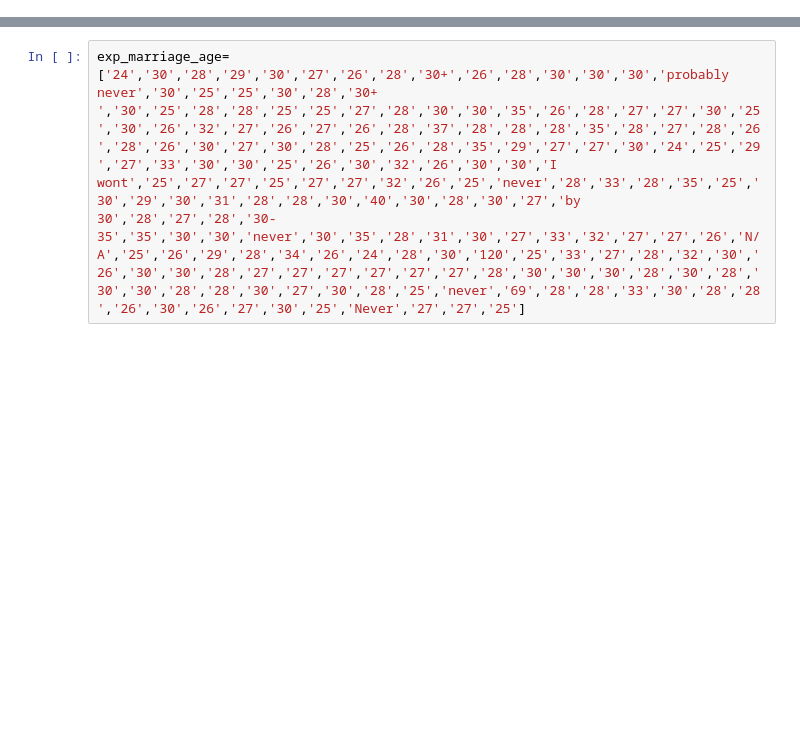
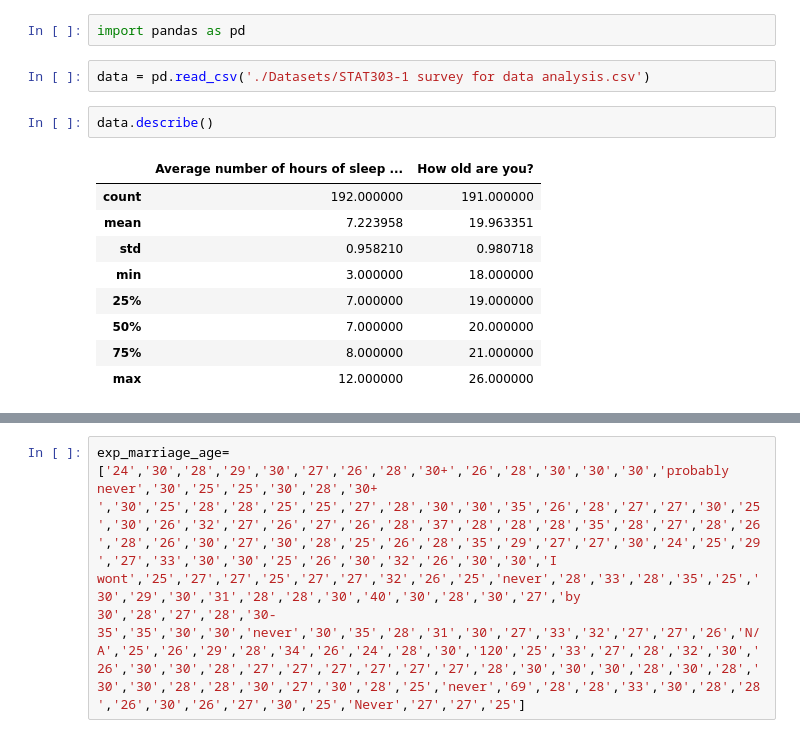
Before and after one commit to NUstat/DataScience_Intro_python, a Jupyter notebook: rough.ipynb, the cells around one changed output, grey strips where cells are left out. Cells and saved outputs as stored; diff of their text form; blank space fills up the shorter version.

```diff
--- a/Untitled.ipynb
+++ b/rough.ipynb
@@ -0,0 +1,16 @@
+# %%
+import pandas as pd
+# %%
+data = pd.read_csv('./Datasets/STAT303-1 survey for data analysis.csv')
+# %%
+data.describe()
+# %% [output]
+|  | Average number of hours of sleep ... | How old are you? |
+| count | 192.000000 | 191.000000 |
+| mean | 7.223958 | 19.963351 |
+| std | 0.958210 | 0.980718 |
+| min | 3.000000 | 18.000000 |
+| 25% | 7.000000 | 19.000000 |
+| 50% | 7.000000 | 20.000000 |
+| 75% | 8.000000 | 21.000000 |
+| max | 12.000000 | 26.000000 |
```
Also changed, not shown: parts of 2 cells of this notebook, 10 other files.
